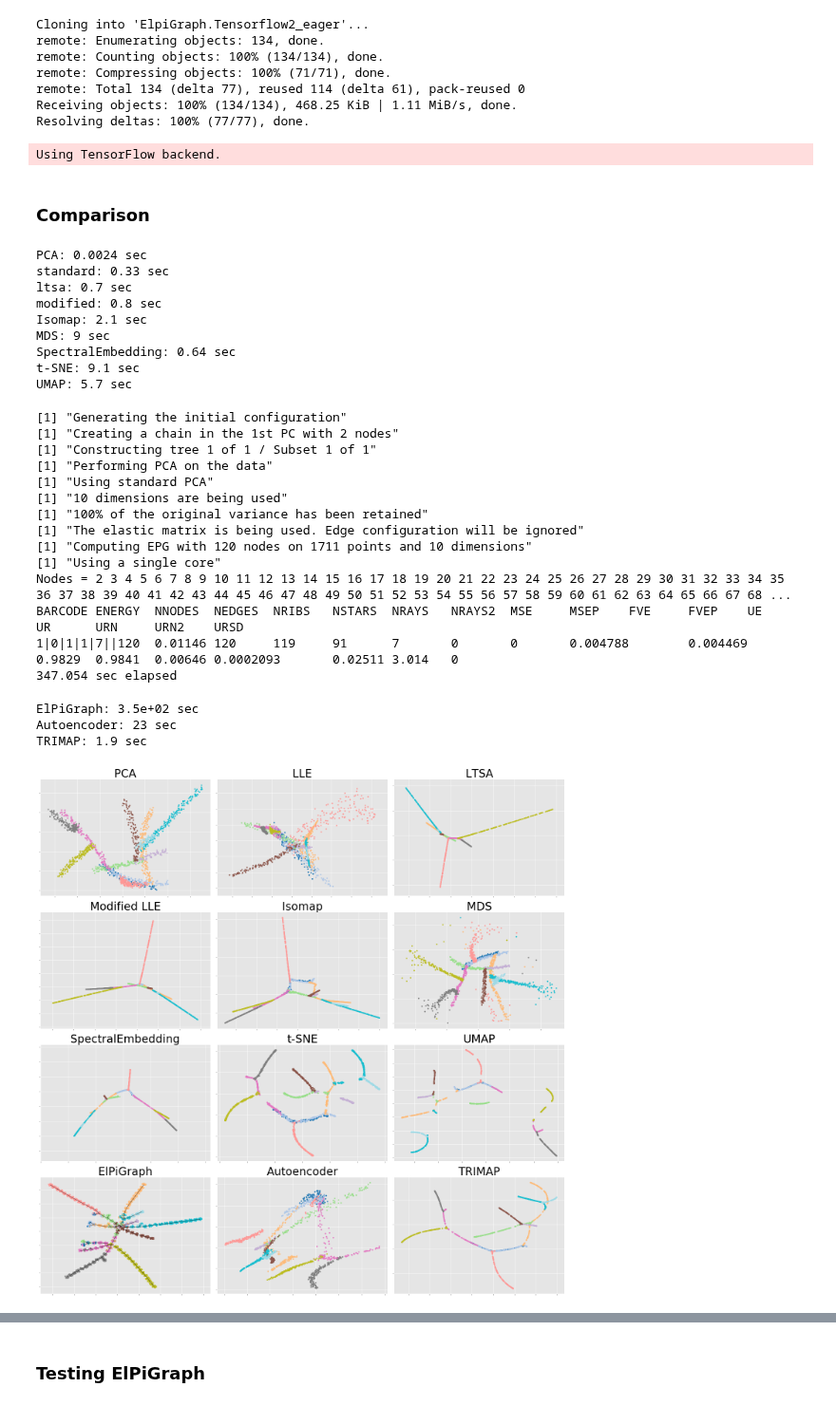
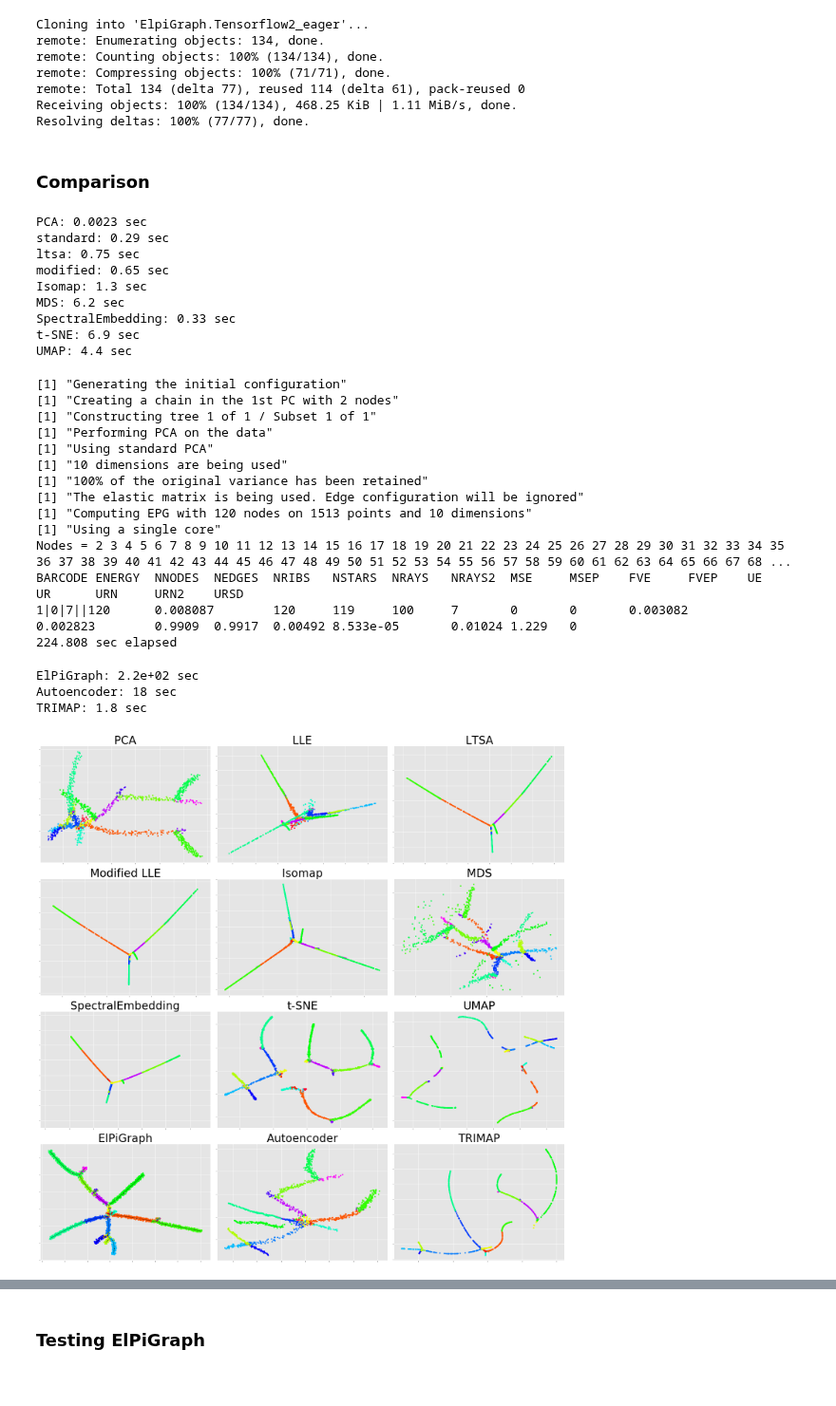
Before and after one commit to auranic/LizardBrain, a Jupyter notebook: plot_compare_methods.ipynb, the cells around one changed output, grey strips where cells are left out. Shown at 95% size. Drawn from its saved outputs; the diff is of its cells as text; code cells hidden in the pictures.

```diff
--- a/plot_compare_methods.ipynb
+++ b/plot_compare_methods.ipynb
@@ -66,6 +66,8 @@ sys.path.append('ElpiGraph.Tensorflow2_eager/elpigraph/core_algorithm/')
 %%R
 library("ElPiGraph.R")
 # %%
+import os
+import random
 import numpy as np
 import matplotlib.pyplot as plt
 from time import time
@@ -87,13 +89,6 @@ from keras.layers import Input, Dense, Lambda
 from keras.models import Model
 from keras import backend as K
 
-def discrete_cmap(N, base_cmap=None):
-    """Create an N-bin discrete colormap from the specified input map"""
-    base = plt.cm.get_cmap(base_cmap)
-    color_list = base(np.linspace(0, 1, N))
-    cmap_name = base.name + str(N)
-    return base.from_list(cmap_name, color_list, N)
-
 def knnsearch(A, B, n):
     indices = np.empty((B.shape[0], n),dtype=int)
     distances = np.empty((B.shape[0],B.shape[1], n))
@@ -107,15 +102,17 @@ def knnsearch(A, B, n):
         distances[i, :] = dif[ind]
 
     return indices, distances
-# %% [output]
-Using TensorFlow backend.
 # %% [markdown]
 ### Comparison
 # %%
 #Generate or load data
-seed_value = 1
+
+seed_value = 0
+os.environ['PYTHONHASHSEED']=str(seed_value)
+random.seed(seed_value)
 np.random.seed(seed_value)
 tf.random.set_seed(seed_value)
+
 X, color, v, u, s = lizard_brain(number_of_branches_minus_2 = 10,
                                  dimension = 10,
                                  epsilon = 0.005,
@@ -125,7 +122,7 @@ X, color, v, u, s = lizard_brain(number_of_branches_minus_2 = 10,
                                  make_knn_graph = False,
                                  show_fig = False,
                                  verbose = False,
-                                 color_branch_split=False
+                                 color_branch_split=True
                                 )
 
 # X = np.loadtxt('examples/ext10_10_2.txt')
@@ -137,8 +134,8 @@ n_points = X.shape[0]
 n_neighbors = 20
 n_components = 2
 n_subplots_x, n_subplots_y = 4, 3
-# cmap = plt.cm.Paired
-cmap = plt.cm.tab20
+cmap = plt.cm.Paired
+# cmap = plt.cm.tab20
 title_fontsize = 30
 points_size = 10
 plt.style.use('ggplot')
@@ -259,7 +256,7 @@ t0 = time()
 # NodeP, Edges = NodeP.squeeze(), Edges.squeeze()
 #R version
 %R -i X -i n_nodes
-%R TreeEPG <- computeElasticPrincipalTree(X = X, NumNodes = n_nodes,n.cores = 1,drawAccuracyComplexity = FALSE, drawEnergy = FALSE,verbose = FALSE,drawPCAView = FALSE)
+%R TreeEPG <- computeElasticPrincipalTree(X = X, NumNodes = n_nodes,n.cores = 1,TrimmingRadius=.2,alpha=.1,Mu=.02,drawAccuracyComplexity = FALSE, drawEnergy = FALSE,verbose = FALSE,drawPCAView = FALSE)
 %R NodeP <- TreeEPG[[1]]$NodePositions ; Edges <- TreeEPG[[1]]$Edges$Edges ; -o NodeP -o Edges
 NodeP = np.array(NodeP)
 Edges = np.array(Edges).T-1
@@ -306,7 +303,7 @@ for j in range(len(partition)):
 
     #plt.scatter(x,y,c=[main_col_nodes[i]]*len(x),s=5,cmap=discrete_cmap(12,cmap))
     plt.scatter(x,y,c=pie_col_nodes[j],cmap=cmap,s=points_size)
-    plt.clim(1,12)
+    plt.clim(min(color),max(color))
 
 #Plot edges
 for j in range(Edges.shape[1]):
@@ -417,46 +414,46 @@ plt.axis('tight')
 
 
 
 ### TRIMAP ###
 t0 = time()
 Y = trimap.TRIMAP(verbose=False).fit_transform(X)
 t1 = time()
 print("TRIMAP: %.2g sec" % (t1 - t0))
 i += 1
 ax = fig.add_subplot(n_subplots_x,n_subplots_y,i)
 plt.scatter(Y[:, 0], Y[:, 1], c=color, cmap=cmap,s=points_size)
 plt.title("TRIMAP",fontdict = {'fontsize' : title_fontsize})
 ax.xaxis.set_major_formatter(NullFormatter())
 ax.yaxis.set_major_formatter(NullFormatter())
 plt.axis('tight')
 
 plt.tight_layout()
 plt.show()
 # %% [output]
-PCA: 0.0024 sec
-standard: 0.33 sec
-ltsa: 0.7 sec
-modified: 0.8 sec
-Isomap: 2.1 sec
-MDS: 9 sec
-SpectralEmbedding: 0.64 sec
-t-SNE: 9.1 sec
-UMAP: 5.7 sec
+PCA: 0.0023 sec
+standard: 0.29 sec
+ltsa: 0.75 sec
+modified: 0.65 sec
+Isomap: 1.3 sec
+MDS: 6.2 sec
+SpectralEmbedding: 0.33 sec
+t-SNE: 6.9 sec
+UMAP: 4.4 sec
 [1] "Generating the initial configuration"
 [1] "Creating a chain in the 1st PC with 2 nodes"
 [1] "Constructing tree 1 of 1 / Subset 1 of 1"
 [1] "Performing PCA on the data"
 [1] "Using standard PCA"
 [1] "10 dimensions are being used"
 [1] "100% of the original variance has been retained"
 [1] "The elastic matrix is being used. Edge configuration will be ignored"
-[1] "Computing EPG with 120 nodes on 1711 points and 10 dimensions"
+[1] "Computing EPG with 120 nodes on 1513 points and 10 dimensions"
 [1] "Using a single core"
 Nodes = 2 3 4 5 6 7 8 9 10 11 12 13 14 15 16 17 18 19 20 21 22 23 24 25 26 27 28 29 30 31 32 33 34 35 36 37 38 39 40 41 42 43 44 45 46 47 48 49 50 51 52 53 54 55 56 57 58 59 60 61 62 63 64 65 66 67 68 ...
 BARCODE ENERGY  NNODES  NEDGES  NRIBS   NSTARS  NRAYS   NRAYS2  MSE     MSEP    FVE     FVEP    UE      UR      URN     URN2    URSD
-1|0|1|1|7||120  0.01146 120     119     91      7       0       0       0.004788        0.004469        0.9829  0.9841  0.00646 0.0002093       0.02511 3.014   0
-347.054 sec elapsed
+1|0|7||120      0.008087        120     119     100     7       0       0       0.003082        0.002823        0.9909  0.9917  0.00492 8.533e-05       0.01024 1.229   0
+224.808 sec elapsed
-ElPiGraph: 3.5e+02 sec
-Autoencoder: 23 sec
-TRIMAP: 1.9 sec
+ElPiGraph: 2.2e+02 sec
+Autoencoder: 18 sec
+TRIMAP: 1.8 sec
-[figure, old version]
+[figure, new version]
```
Also changed, not shown: parts of 5 cells of this notebook, 1 other file.
